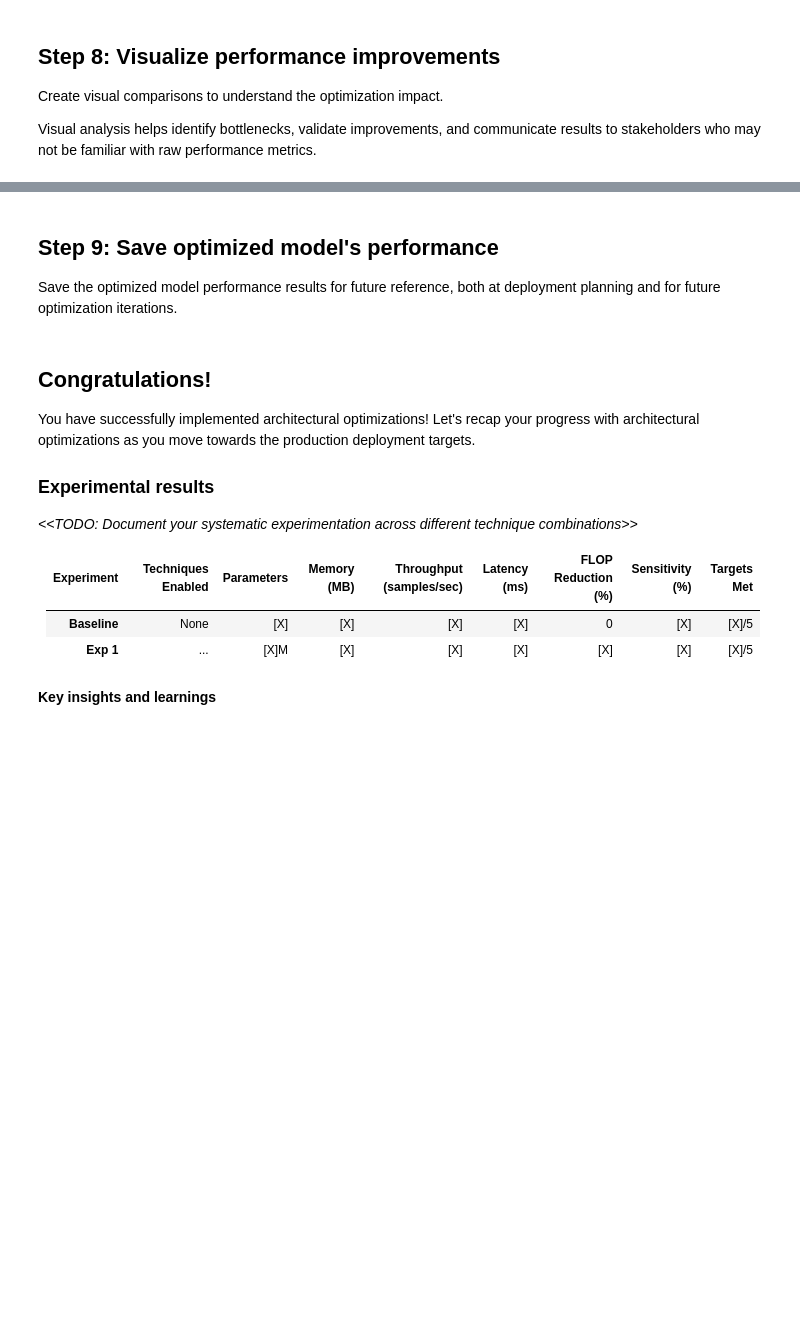
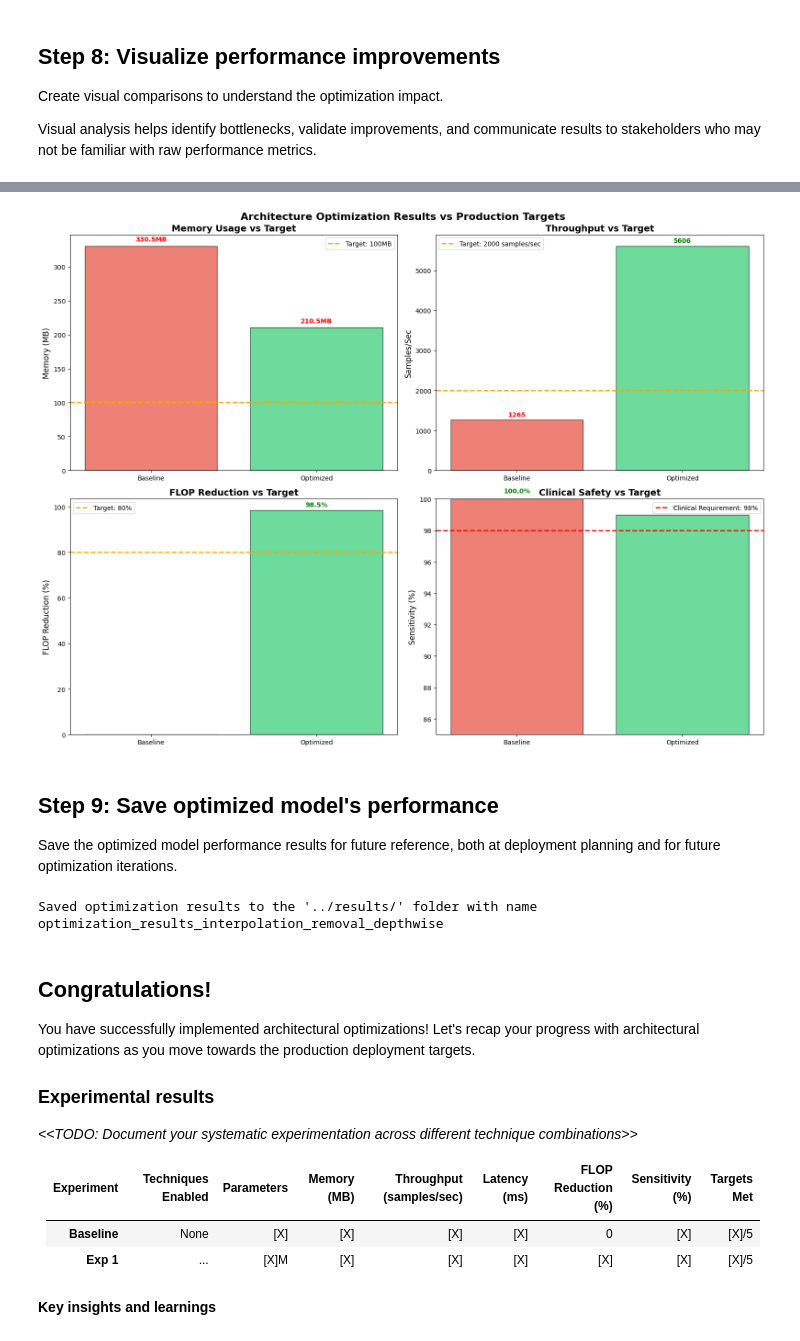
Before and after one commit to vrajkumar128/udacimed, a Jupyter notebook: notebooks/02_architecture_optimization.ipynb, the cells around one changed output, grey strips where cells are left out. Saved outputs shown, nothing was run; the diff lists cells and outputs as text; code cells hidden in the pictures; blank space fills up the shorter version.

```diff
--- a/notebooks/02_architecture_optimization.ipynb
+++ b/notebooks/02_architecture_optimization.ipynb
@@ -447,10 +541,10 @@ print("Evaluating clinical performance of optimized model...")
 
 # Evaluate optimized model
 # TODO: Choose the classification thresholds to test
-thresholds = []  # Add your values here
+thresholds = [0.2, 0.25, 0.3, 0.4, 0.7]  # Add your values here
 eval_results = evaluate_with_multiple_thresholds(optimized_model, test_loader, device, thresholds)
 
 # TODO: Choose the classification threshold for final optimized metrics
 # Hint: sensitivity >98% should be a must, but also balance specificity to minimize false positives
-optimized_classification_threshold =  # Add your value here
+optimized_classification_threshold = 0.25  # Add your value here
 optimized_metrics = eval_results[optimized_classification_threshold]
@@ -458,7 +570,7 @@ optimized_metrics = eval_results[optimized_classification_threshold]
 # Compare optimized model performance against baseline
 
 # TODO: Choose the classification threshold for baseline optimized metrics
-baseline_classification_thr = # Add your value here
+baseline_classification_thr = 0.4  # Add your value here
 baseline_metrics = baseline_results['eval_results'][baseline_classification_thr]
 
 print("BASELINE vs OPTIMIZED PERFORMANCE COMPARISON:")
@@ -663,7 +861,8 @@ models = ['Baseline', 'Optimized']
 if 'error' not in optimized_memory:
     # TODO: Extract baseline and optimized models' memory
     # HINT: Which values should you select from baseline_memory and optimized_memory? They should match by name!
-    memories = []  # Add your values here
+    memories = [baseline_memory['peak_memory_mb'],
+        optimized_memory['peak_memory_mb']]  # Add your values here
     colors = ['#e74c3c', '#2ecc71']
 
     bars = ax1.bar(models, memories, color=colors, alpha=0.7, edgecolor='black', linewidth=1)
@@ -680,7 +879,8 @@ if 'error' not in optimized_memory:
 # 2. Throughput with Target Line
 # TODO: Extract baseline and optimized models' throughput
 # HINT: Which values should you select from baseline_timing and optimized_timing? They should match by name!
-throughputs = []  # Add your values here
+throughputs = [baseline_timing['batch_throughput_samples_per_sec'],
+    optimized_timing['batch_throughput_samples_per_sec']]  # Add your values here
 bars = ax2.bar(models, throughputs, color=colors, alpha=0.7, edgecolor='black', linewidth=1)
 ax2.set_title('Throughput vs Target', fontweight='bold', fontsize=14)
 ax2.set_ylabel('Samples/Sec', fontsize=12)
@@ -695,39 +895,42 @@ for bar, throughput in zip(bars, throughputs):
 # 3. FLOP Reduction (if available)
 # TODO: Extract target and optimized model's flops reduction (%)
 # HINT: Which values should you select from OPTIMIZATION_TARGETS and where did we define flop reduction for the optimized model?
-flop_data = []   # Add your values here
+flop_data = [0, flop_reduction_percent]   # Add your values here
 bars = ax3.bar(models, flop_data, color=['#95a5a6', colors[1]], alpha=0.7, edgecolor='black', linewidth=1)
 ax3.set_title('FLOP Reduction vs Target', fontweight='bold', fontsize=14)
 ax3.set_ylabel('FLOP Reduction (%)', fontsize=12)
 ax3.axhline(y=OPTIMIZATION_TARGETS['flop_reduction_percent'], color='orange', linestyle='--', linewidth=2, label=f'Target: {OPTIMIZATION_TARGETS["flop_reduction_percent"]}%')
 ax3.legend(fontsize=10)
 
 for bar, flop_red in zip(bars, flop_data):
     if flop_red > 0:
         color = 'green' if flop_red >= OPTIMIZATION_TARGETS['flop_reduction_percent'] else 'red'
         ax3.text(bar.get_x() + bar.get_width()/2, bar.get_height() + 1,
                 f'{flop_red:.1f}%', ha='center', va='bottom', fontweight='bold', color=color)
 
 # 4. Clinical Performance with Target Line
 # TODO: Extract baseline and optimized models' sensitivities
 # HINT: Which values should you select from baseline_metrics and optimized_metrics? They should match by name!
-sensitivities = []  # Add your values here
+sensitivities = [baseline_metrics['recall'] * 100,
+    optimized_metrics['recall'] * 100]  # Add your values here
 bars = ax4.bar(models, sensitivities, color=colors, alpha=0.7, edgecolor='black', linewidth=1)
 ax4.set_title('Clinical Safety vs Target', fontweight='bold', fontsize=14)
 ax4.set_ylabel('Sensitivity (%)', fontsize=12)
 ax4.set_ylim(85, 100)
 ax4.axhline(y=OPTIMIZATION_TARGETS['sensitivity_percent'], color='red', linestyle='--', linewidth=2, label=f'Clinical Requirement: {OPTIMIZATION_TARGETS["sensitivity_percent"]}%')
 ax4.legend(fontsize=10)
 
 for bar, sensitivity in zip(bars, sensitivities):
     color = 'green' if sensitivity >= OPTIMIZATION_TARGETS['sensitivity_percent'] else 'red'
     ax4.text(bar.get_x() + bar.get_width()/2, bar.get_height() + 0.3,
             f'{sensitivity:.1f}%', ha='center', va='bottom', fontweight='bold', color=color)
 
 plt.suptitle('Architecture Optimization Results vs Production Targets', fontsize=16, fontweight='bold')
 plt.tight_layout()
 plt.show()
 plt.show()
+# %% [output]
+[figure, added]
 # %% [markdown]
 ## Step 9: Save optimized model's performance
 
@@ -737,7 +940,7 @@ Save the optimized model performance results for future reference, both at deplo
 
 # TODO: Choose a meaningful name for the experiment, which will be used as part of the filename for the results
 # Hint: Consider having the optimizations applied explicitly mentioned within the experiment name
-experiment_name =  # Add your code here
+experiment_name = "interpolation_removal_depthwise" # Add your code here
 
 # Compile optimization results
 optimization_results = {
@@ -773,6 +976,8 @@ with open(f'../results/optimization_results_{experiment_name}.pkl', 'wb') as f:
     pickle.dump(optimization_results, f)
 
 print(f"Saved optimization results to the '../results/' folder with name optimization_results_{experiment_name}")
+# %% [output]
+Saved optimization results to the '../results/' folder with name optimization_results_interpolation_removal_depthwise
 # %% [markdown]
 ## **Congratulations!**
 
```
Also changed, not shown: parts of 17 cells of this notebook, 2 other files.
